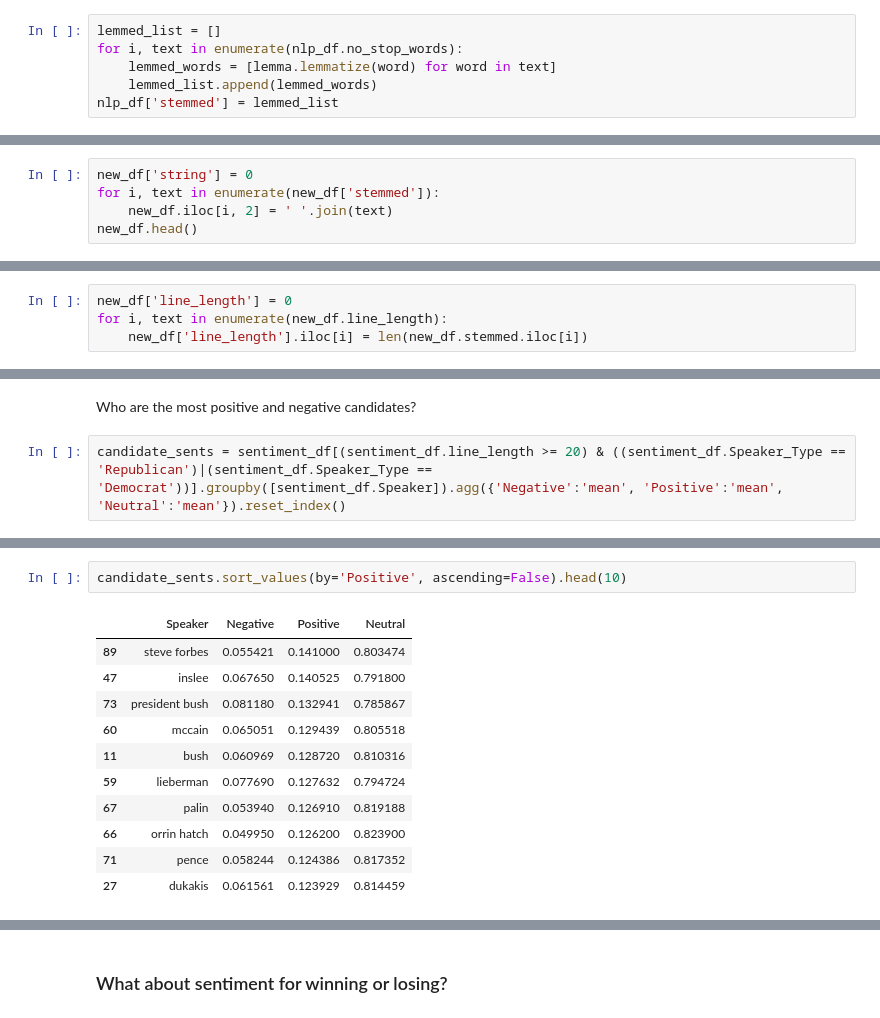
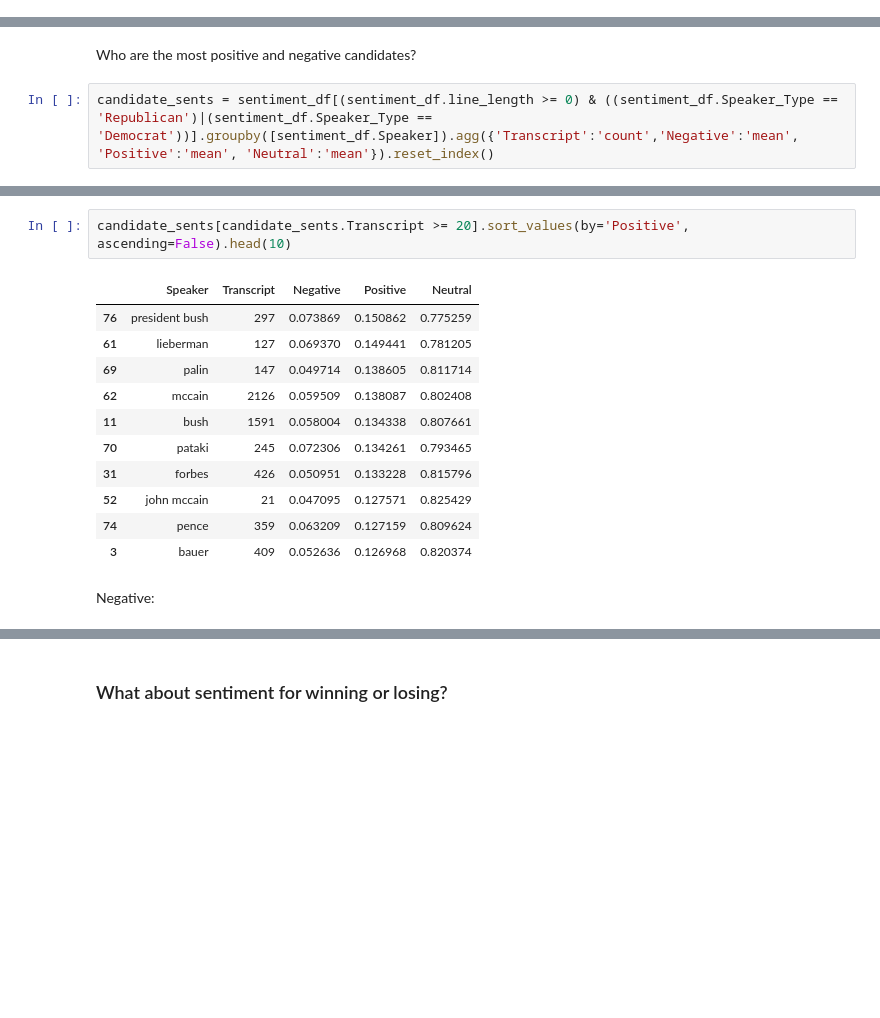
Before and after one commit to pbovard63/Presidential_Debate_Analysis, a Jupyter notebook: final_dataframe_cleanup.ipynb, the cells around one changed output, grey strips where cells are left out. Cells and saved outputs as stored; diff of their text form; blank space fills up the shorter version.

```diff
--- a/final_dataframe_cleanup.ipynb
+++ b/final_dataframe_cleanup.ipynb
@@ -443,6 +580,0 @@ lemma = nltk.stem.WordNetLemmatizer()
-# %%
-lemmed_list = []
-for i, text in enumerate(nlp_df.no_stop_words):
-    lemmed_words = [lemma.lemmatize(word) for word in text]
-    lemmed_list.append(lemmed_words)
-nlp_df['stemmed'] = lemmed_list
@@ -478,5 +593,0 @@ new_df
-# %%
-new_df['string'] = 0
-for i, text in enumerate(new_df['stemmed']):
-    new_df.iloc[i, 2] = ' '.join(text)
-new_df.head()
@@ -492,4 +593,0 @@ Before vectorizing, only counting ones with 10 or more words in the stemmed list
-# %%
-new_df['line_length'] = 0
-for i, text in enumerate(new_df.line_length):
-    new_df['line_length'].iloc[i] = len(new_df.stemmed.iloc[i])
@@ -765,4 +859,4 @@ for i, sentiment in enumerate(sentiments, 1):
 # %% [markdown]
 Who are the most positive and negative candidates?
 # %%
-candidate_sents = sentiment_df[(sentiment_df.line_length >= 20) & ((sentiment_df.Speaker_Type == 'Republican')|(sentiment_df.Speaker_Type == 'Democrat'))].groupby([sentiment_df.Speaker]).agg({'Negative':'mean', 'Positive':'mean', 'Neutral':'mean'}).reset_index()
+candidate_sents = sentiment_df[(sentiment_df.line_length >= 0) & ((sentiment_df.Speaker_Type == 'Republican')|(sentiment_df.Speaker_Type == 'Democrat'))].groupby([sentiment_df.Speaker]).agg({'Transcript':'count','Negative':'mean', 'Positive':'mean', 'Neutral':'mean'}).reset_index()
@@ -783,15 +881,17 @@ candidate_sents.sort_values(by='Negative', ascending=False).head(10)
 # %%
-candidate_sents.sort_values(by='Positive', ascending=False).head(10)
+candidate_sents[candidate_sents.Transcript >= 20].sort_values(by='Positive', ascending=False).head(10)
 # %% [output]
-|  | Speaker | Negative | Positive | Neutral |
-| 89 | steve forbes | 0.055421 | 0.141000 | 0.803474 |
-| 47 | inslee | 0.067650 | 0.140525 | 0.791800 |
-| 73 | president bush | 0.081180 | 0.132941 | 0.785867 |
-| 60 | mccain | 0.065051 | 0.129439 | 0.805518 |
-| 11 | bush | 0.060969 | 0.128720 | 0.810316 |
-| 59 | lieberman | 0.077690 | 0.127632 | 0.794724 |
-| 67 | palin | 0.053940 | 0.126910 | 0.819188 |
-| 66 | orrin hatch | 0.049950 | 0.126200 | 0.823900 |
-| 71 | pence | 0.058244 | 0.124386 | 0.817352 |
-| 27 | dukakis | 0.061561 | 0.123929 | 0.814459 |
+|  | Speaker | Transcript | Negative | Positive | Neutral |
+| 76 | president bush | 297 | 0.073869 | 0.150862 | 0.775259 |
+| 61 | lieberman | 127 | 0.069370 | 0.149441 | 0.781205 |
+| 69 | palin | 147 | 0.049714 | 0.138605 | 0.811714 |
+| 62 | mccain | 2126 | 0.059509 | 0.138087 | 0.802408 |
+| 11 | bush | 1591 | 0.058004 | 0.134338 | 0.807661 |
+| 70 | pataki | 245 | 0.072306 | 0.134261 | 0.793465 |
+| 31 | forbes | 426 | 0.050951 | 0.133228 | 0.815796 |
+| 52 | john mccain | 21 | 0.047095 | 0.127571 | 0.825429 |
+| 74 | pence | 359 | 0.063209 | 0.127159 | 0.809624 |
+| 3 | bauer | 409 | 0.052636 | 0.126968 | 0.820374 |
+# %% [markdown]
+Negative:
 # %%
```
Also changed, not shown: parts of 57 cells of this notebook, 4 other files.
